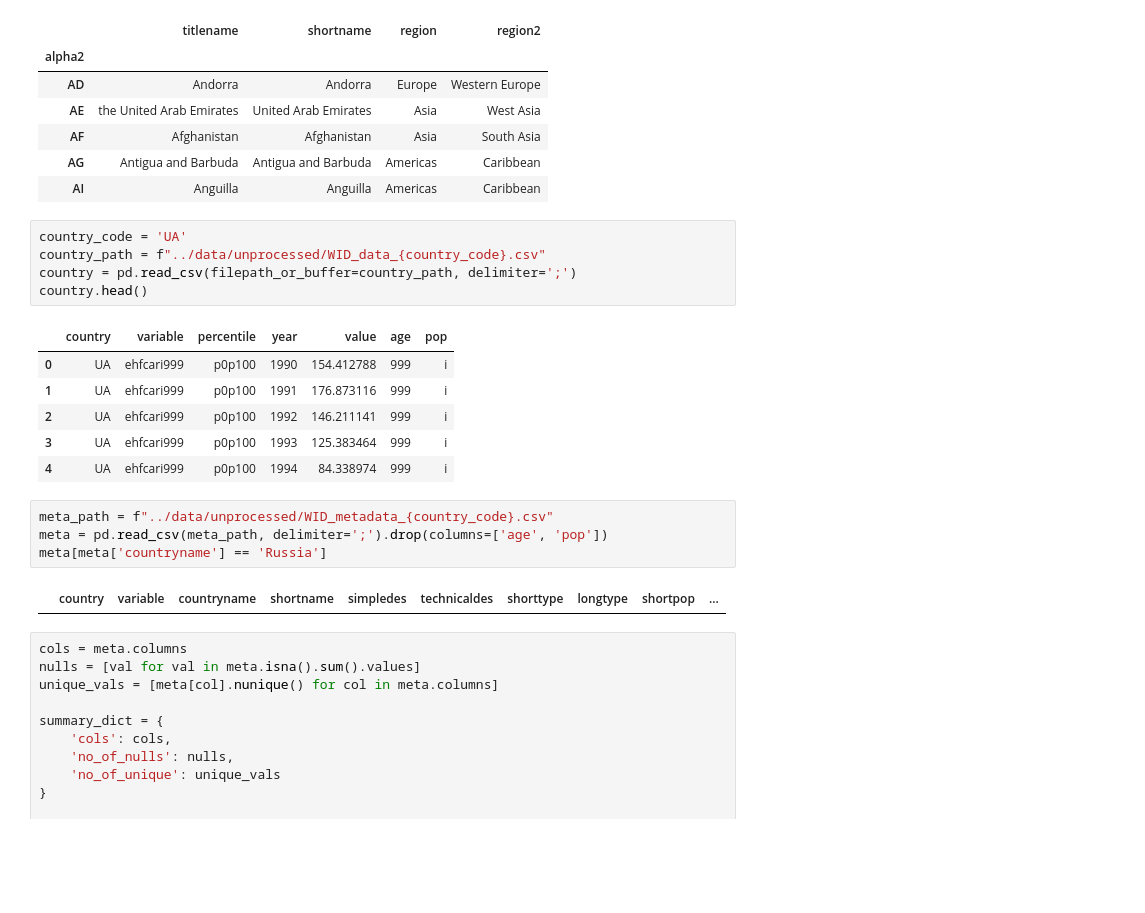
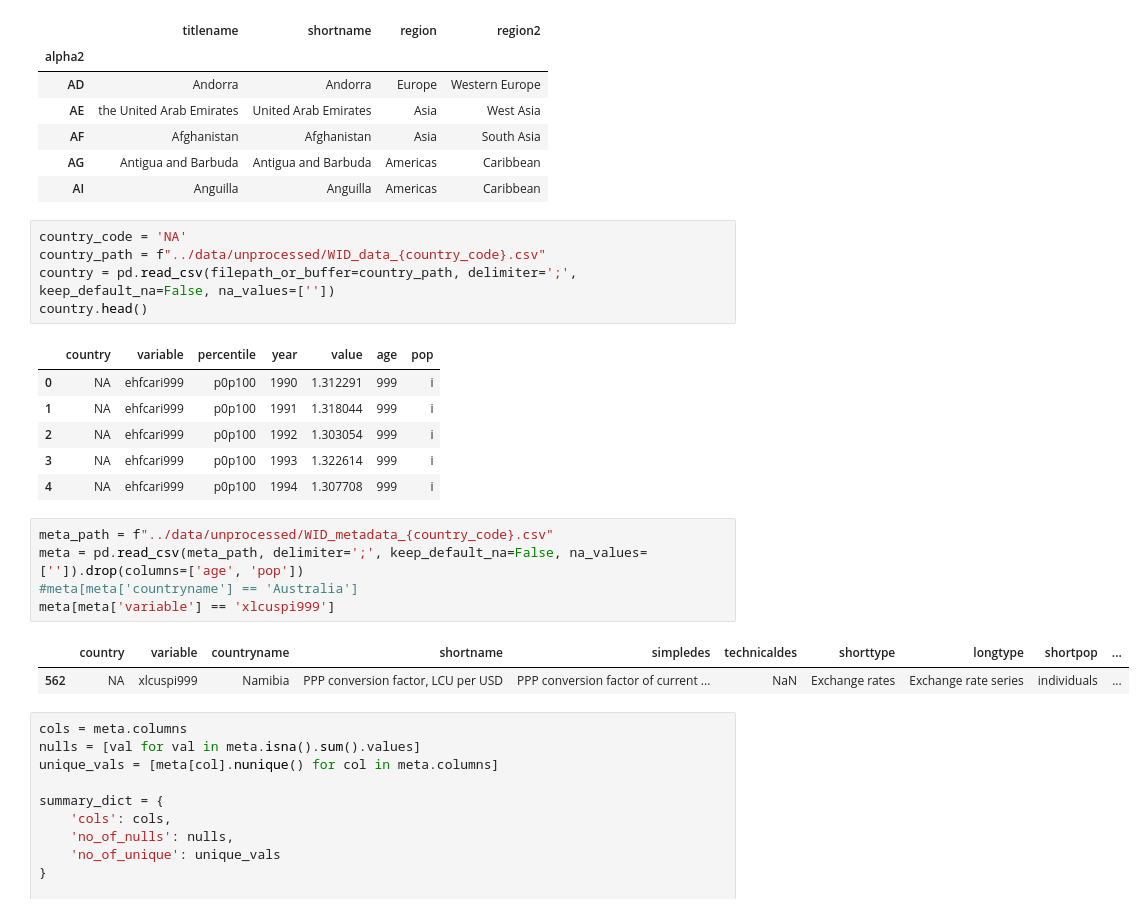
Before and after one commit to aldillon88/world-inequality-analysis, a Jupyter notebook: notebooks/initial-eda.ipynb, the cells around one changed output. Saved outputs shown, nothing was run; the diff lists cells and outputs as text; blank space fills up the shorter version.

```diff
--- a/notebooks/initial-eda.ipynb
+++ b/notebooks/initial-eda.ipynb
@@ -22,23 +22,25 @@ countries_df.head()
 | AG | Antigua and Barbuda | Antigua and Barbuda | Americas | Caribbean |
 | AI | Anguilla | Anguilla | Americas | Caribbean |
 # %%
-country_code = 'UA'
+country_code = 'NA'
 country_path = f"../data/unprocessed/WID_data_{country_code}.csv"
-country = pd.read_csv(filepath_or_buffer=country_path, delimiter=';')
+country = pd.read_csv(filepath_or_buffer=country_path, delimiter=';', keep_default_na=False, na_values=[''])
 country.head()
 # %% [output]
 |  | country | variable | percentile | year | value | age | pop |
-| 0 | UA | ehfcari999 | p0p100 | 1990 | 154.412788 | 999 | i |
-| 1 | UA | ehfcari999 | p0p100 | 1991 | 176.873116 | 999 | i |
-| 2 | UA | ehfcari999 | p0p100 | 1992 | 146.211141 | 999 | i |
-| 3 | UA | ehfcari999 | p0p100 | 1993 | 125.383464 | 999 | i |
-| 4 | UA | ehfcari999 | p0p100 | 1994 | 84.338974 | 999 | i |
+| 0 | NA | ehfcari999 | p0p100 | 1990 | 1.312291 | 999 | i |
+| 1 | NA | ehfcari999 | p0p100 | 1991 | 1.318044 | 999 | i |
+| 2 | NA | ehfcari999 | p0p100 | 1992 | 1.303054 | 999 | i |
+| 3 | NA | ehfcari999 | p0p100 | 1993 | 1.322614 | 999 | i |
+| 4 | NA | ehfcari999 | p0p100 | 1994 | 1.307708 | 999 | i |
 # %%
 meta_path = f"../data/unprocessed/WID_metadata_{country_code}.csv"
-meta = pd.read_csv(meta_path, delimiter=';').drop(columns=['age', 'pop'])
-meta[meta['countryname'] == 'Russia']
+meta = pd.read_csv(meta_path, delimiter=';', keep_default_na=False, na_values=['']).drop(columns=['age', 'pop'])
+#meta[meta['countryname'] == 'Australia']
+meta[meta['variable'] == 'xlcuspi999']
 # %% [output]
 |  | country | variable | countryname | shortname | simpledes | technicaldes | shorttype | longtype | shortpop | ... |
+| 562 | NA | xlcuspi999 | Namibia | PPP conversion factor, LCU per USD | PPP conversion factor of current ... | NaN | Exchange rates | Exchange rate series | individuals | ... |
 # %%
 cols = meta.columns
 nulls = [val for val in meta.isna().sum().values]
```
Also changed, not shown: 3 other files.
